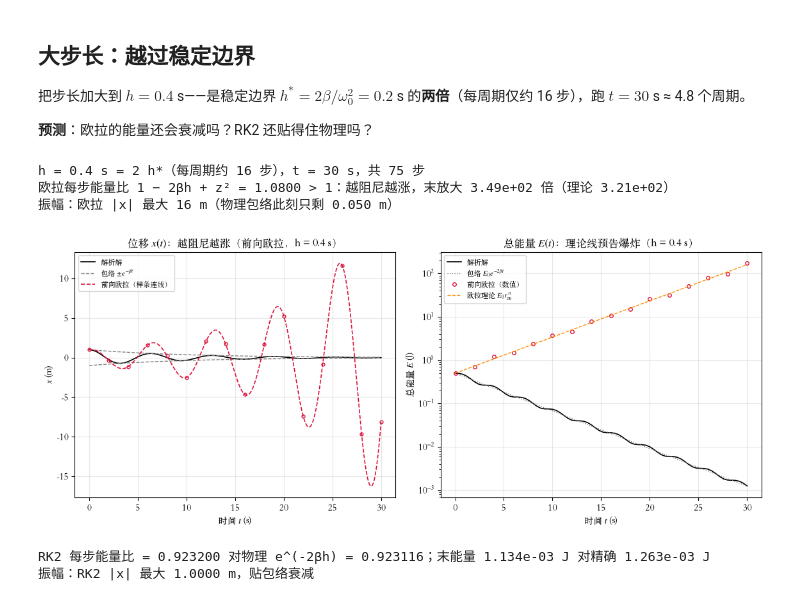
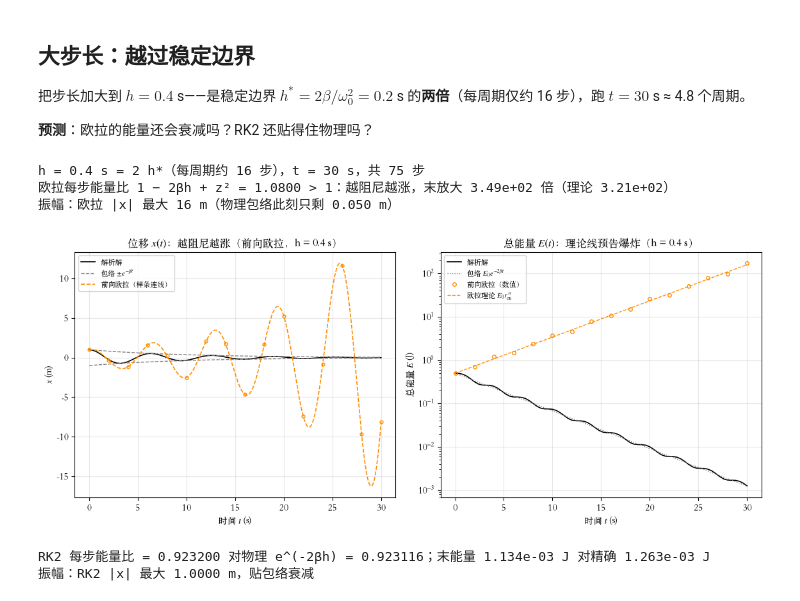
Before and after one commit to xzhouwhu/ClassicalMechanics, a Jupyter notebook: Chapter2/7_damped_oscillator_euler_rk2.ipynb, the cells around one changed output. Saved outputs shown, nothing was run; the diff lists cells and outputs as text; code cells hidden in the pictures.

```diff
--- a/Chapter2/7_damped_oscillator_euler_rk2.ipynb
+++ b/Chapter2/7_damped_oscillator_euler_rk2.ipynb
@@ -310,37 +310,37 @@ fig, (ax1, ax2) = plt.subplots(1, 2, figsize=(11.5, 4.8))
 
 # (a) 位移：越阻尼越涨
 ax1.plot(t_l, xl_ex, 'k-', lw=1.2, label='解析解')
 ax1.plot(t_l, env_l, '--', color='gray', lw=1, label=r'包络 $\pm e^{-\beta t}$')
 ax1.plot(t_l, -env_l, '--', color='gray', lw=1)
 cs_eu_l = CubicSpline(t_l, xl_eu)
 t_lf = np.linspace(0.0, t_long, 600)
-ax1.plot(t_lf, cs_eu_l(t_lf), '--', color='crimson', lw=1.2, label='前向欧拉（样条连线）')
-ax1.plot(t_l, xl_eu, 'o', color='crimson', ms=3.5, mfc='none', markevery=5)
+ax1.plot(t_lf, cs_eu_l(t_lf), '--', color='darkorange', lw=1.2, label='前向欧拉（样条连线）')
+ax1.plot(t_l, xl_eu, 'o', color='darkorange', ms=3.5, mfc='none', markevery=5)
 ax1.set_xlabel('时间 $t$ (s)')
 ax1.set_ylabel('$x$ (m)')
 ax1.set_title(f'位移 $x(t)$：越阻尼越涨（前向欧拉，h = {h_long} s）')
 ax1.legend(loc='upper left', fontsize=8)
 ax1.grid(alpha=0.3)
 
 # (b) 总能量（半对数）：理论线预告爆炸
 ax2.semilogy(t_l, El_ex, 'k-', lw=1.2, label='解析解')
 ax2.semilogy(t_l, E0 * np.exp(-2 * beta * t_l), ':', color='gray', lw=1, label=r'包络 $E_0 e^{-2\beta t}$')
-ax2.semilogy(t_l, El_eu, 'o', color='crimson', ms=4, mfc='none', markevery=5, label='前向欧拉（数值）')
+ax2.semilogy(t_l, El_eu, 'o', color='darkorange', ms=4, mfc='none', markevery=5, label='前向欧拉（数值）')
 ax2.semilogy(t_l, E0 * r_eu_l ** steps_l, '--', color='darkorange', lw=1, label=r'欧拉理论 $E_0 r_{\rm eu}^{\,n}$')
 ax2.set_xlabel('时间 $t$ (s)')
 ax2.set_ylabel('总能量 $E$ (J)')
 ax2.set_title(f'总能量 $E(t)$：理论线预告爆炸（h = {h_long} s）')
 ax2.legend(loc='upper left', fontsize=8)
 ax2.grid(alpha=0.3)
 
 plt.tight_layout()
 fig.savefig('outputs/7_damped_oscillator_euler_long.pdf', bbox_inches='tight')
 plt.show()
 # %% [output]
 h = 0.4 s = 2 h*（每周期约 16 步），t = 30 s，共 75 步
 欧拉每步能量比 1 − 2βh + z² = 1.0800 > 1：越阻尼越涨，末放大 3.49e+02 倍（理论 3.21e+02）
 振幅：欧拉 |x| 最大 16 m（物理包络此刻只剩 0.050 m）
-[figure, old version]
+[figure, new version]
 # %%
 # RK2（共用上一格的大步长参数与解析解）
 xl_rk, vl_rk = rk2_midpoint_damped(h_long, n_long)
```
Also changed, not shown: parts of 1 cell of this notebook, 8 other files.
